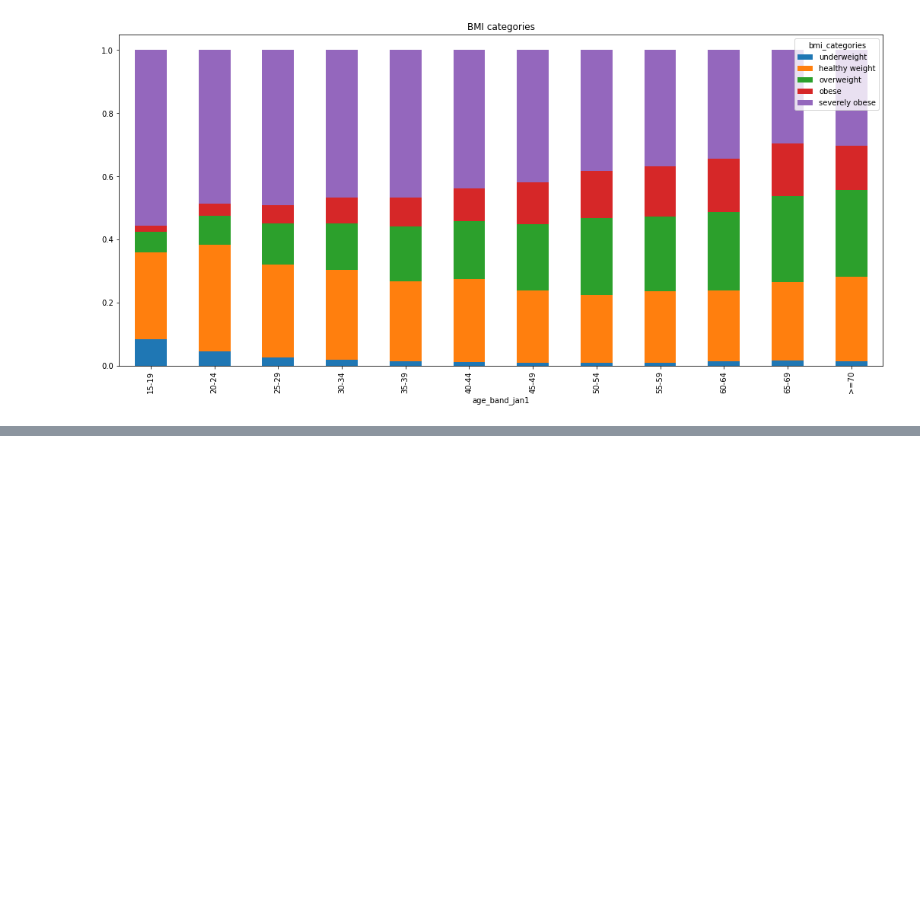
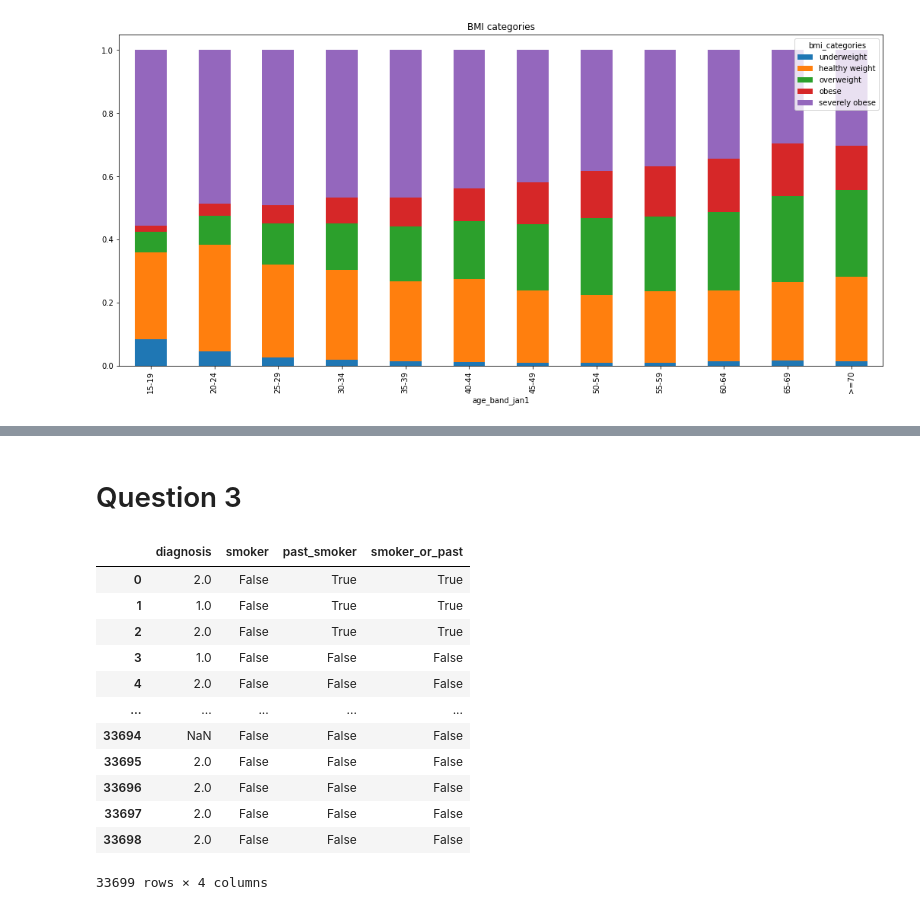
Before and after one commit to ahmed-isar/IBD-disease, a Jupyter notebook: solution.ipynb, the cells around one changed output, grey strips where cells are left out. Saved outputs shown, nothing was run; the diff lists cells and outputs as text; code cells hidden in the pictures; blank space fills up the shorter version.

```diff
--- a/solution.ipynb
+++ b/solution.ipynb
@@ -146,0 +145,22 @@ Text(0, 0.5, 'BMI')
+# %% [markdown]
+# Question 3
+# %%
+data_q3 = data[['diagnosis', 'smoker', 'past_smoker']].copy()
+data_q3.smoker = data_q3.smoker == 'Yes'
+data_q3.past_smoker = data_q3.past_smoker == 'Yes'
+data_q3['smoker_or_past'] = np.logical_or(data_q3.smoker, data_q3.past_smoker)
+data_q3
+# %% [output]
+|  | diagnosis | smoker | past_smoker | smoker_or_past |
+| 0 | 2.0 | False | True | True |
+| 1 | 1.0 | False | True | True |
+| 2 | 2.0 | False | True | True |
+| 3 | 1.0 | False | False | False |
+| 4 | 2.0 | False | False | False |
+| ... | ... | ... | ... | ... |
+| 33694 | NaN | False | False | False |
+| 33695 | 2.0 | False | False | False |
+| 33696 | 2.0 | False | False | False |
+| 33697 | 2.0 | False | False | False |
+| 33698 | 2.0 | False | False | False |
+33699 rows × 4 columns
```
Also changed, not shown: parts of 12 cells of this notebook.
